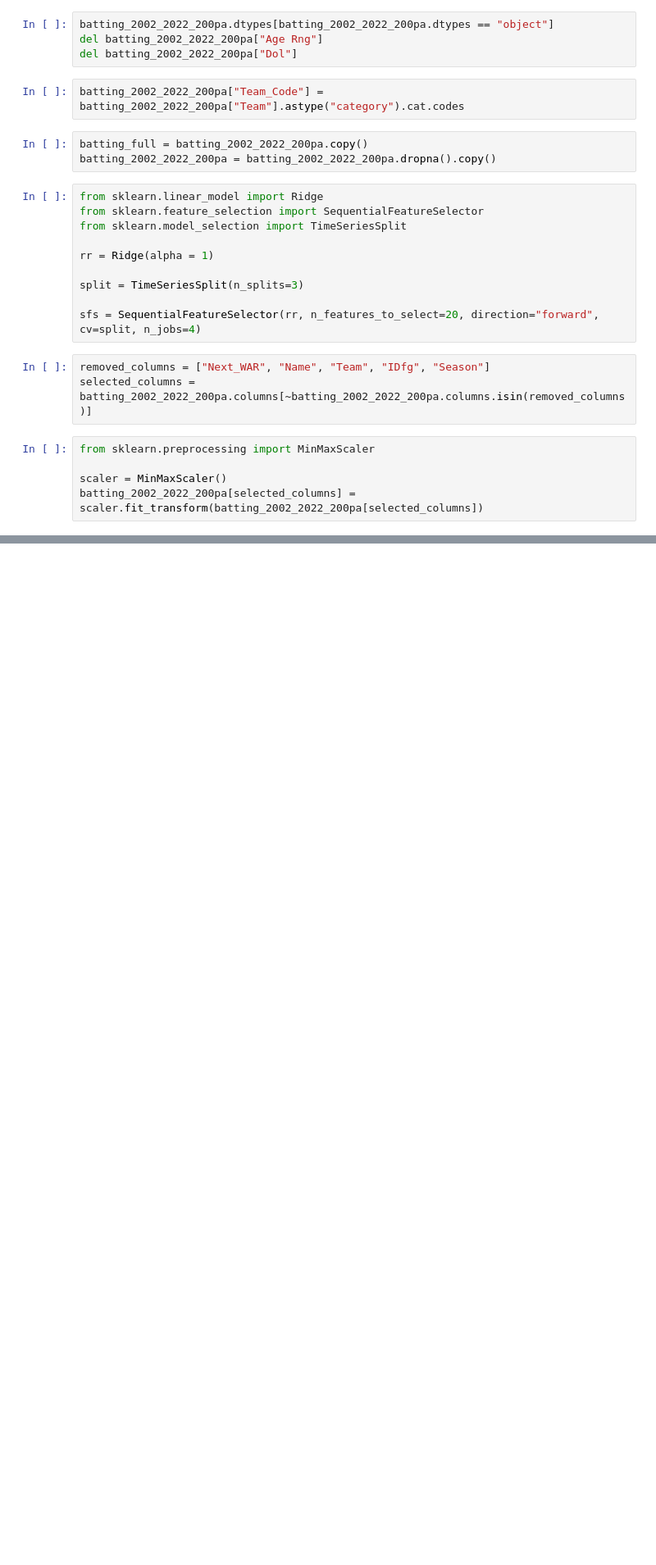
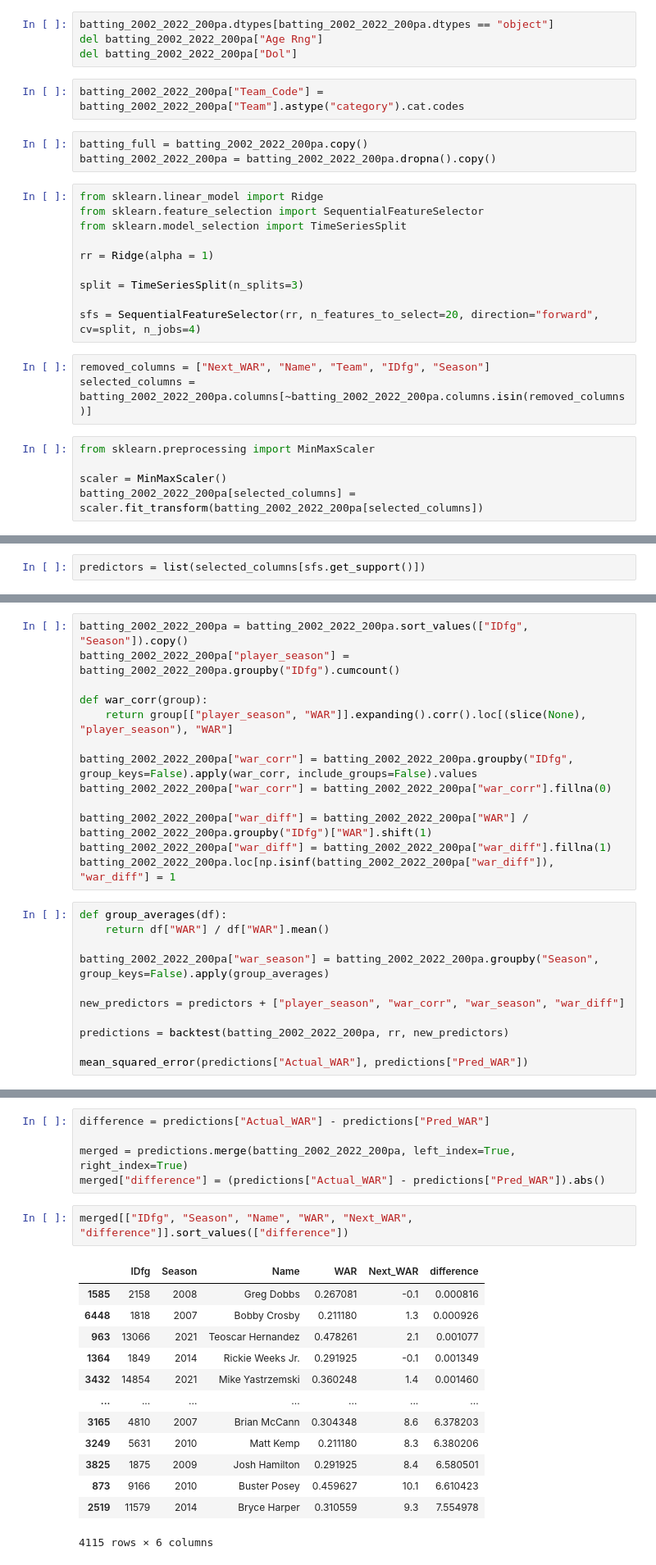
Before and after one commit to TaoTokikawa/MLBPlayerWARPredictor, a Jupyter notebook: notebook.ipynb, the cells around one changed output, grey strips where cells are left out. Shown at 82% size. Saved outputs shown, nothing was run; the diff lists cells and outputs as text; blank space fills up the shorter version.

```diff
--- a/notebook.ipynb
+++ b/notebook.ipynb
@@ -91,0 +111,2 @@ batting_2002_2022_200pa[selected_columns] = scaler.fit_transform(batting_2002_20
+# %%
+predictors = list(selected_columns[sfs.get_support()])
@@ -91,0 +170,24 @@ batting_2002_2022_200pa[selected_columns] = scaler.fit_transform(batting_2002_20
+# %%
+batting_2002_2022_200pa = batting_2002_2022_200pa.sort_values(["IDfg", "Season"]).copy()
+batting_2002_2022_200pa["player_season"] = batting_2002_2022_200pa.groupby("IDfg").cumcount()
+
+def war_corr(group):
+    return group[["player_season", "WAR"]].expanding().corr().loc[(slice(None), "player_season"), "WAR"]
+
+batting_2002_2022_200pa["war_corr"] = batting_2002_2022_200pa.groupby("IDfg", group_keys=False).apply(war_corr, include_groups=False).values
+batting_2002_2022_200pa["war_corr"] = batting_2002_2022_200pa["war_corr"].fillna(0)
+
+batting_2002_2022_200pa["war_diff"] = batting_2002_2022_200pa["WAR"] / batting_2002_2022_200pa.groupby("IDfg")["WAR"].shift(1)
+batting_2002_2022_200pa["war_diff"] = batting_2002_2022_200pa["war_diff"].fillna(1)
+batting_2002_2022_200pa.loc[np.isinf(batting_2002_2022_200pa["war_diff"]), "war_diff"] = 1
+# %%
+def group_averages(df):
+    return df["WAR"] / df["WAR"].mean()
+
+batting_2002_2022_200pa["war_season"] = batting_2002_2022_200pa.groupby("Season", group_keys=False).apply(group_averages)
+
+new_predictors = predictors + ["player_season", "war_corr", "war_season", "war_diff"]
+
+predictions = backtest(batting_2002_2022_200pa, rr, new_predictors)
+
+mean_squared_error(predictions["Actual_WAR"], predictions["Pred_WAR"])
@@ -91,0 +216,21 @@ batting_2002_2022_200pa[selected_columns] = scaler.fit_transform(batting_2002_20
+# %%
+difference = predictions["Actual_WAR"] - predictions["Pred_WAR"]
+
+merged = predictions.merge(batting_2002_2022_200pa, left_index=True, right_index=True)
+merged["difference"] = (predictions["Actual_WAR"] - predictions["Pred_WAR"]).abs()
+# %%
+merged[["IDfg", "Season", "Name", "WAR", "Next_WAR", "difference"]].sort_values(["difference"])
+# %% [output]
+|  | IDfg | Season | Name | WAR | Next_WAR | difference |
+| 1585 | 2158 | 2008 | Greg Dobbs | 0.267081 | -0.1 | 0.000816 |
+| 6448 | 1818 | 2007 | Bobby Crosby | 0.211180 | 1.3 | 0.000926 |
+| 963 | 13066 | 2021 | Teoscar Hernandez | 0.478261 | 2.1 | 0.001077 |
+| 1364 | 1849 | 2014 | Rickie Weeks Jr. | 0.291925 | -0.1 | 0.001349 |
+| 3432 | 14854 | 2021 | Mike Yastrzemski | 0.360248 | 1.4 | 0.001460 |
+| ... | ... | ... | ... | ... | ... | ... |
+| 3165 | 4810 | 2007 | Brian McCann | 0.304348 | 8.6 | 6.378203 |
+| 3249 | 5631 | 2010 | Matt Kemp | 0.211180 | 8.3 | 6.380206 |
+| 3825 | 1875 | 2009 | Josh Hamilton | 0.291925 | 8.4 | 6.580501 |
+| 873 | 9166 | 2010 | Buster Posey | 0.459627 | 10.1 | 6.610423 |
+| 2519 | 11579 | 2014 | Bryce Harper | 0.310559 | 9.3 | 7.554978 |
+4115 rows × 6 columns
```
Also changed, not shown: parts of 11 cells of this notebook.
